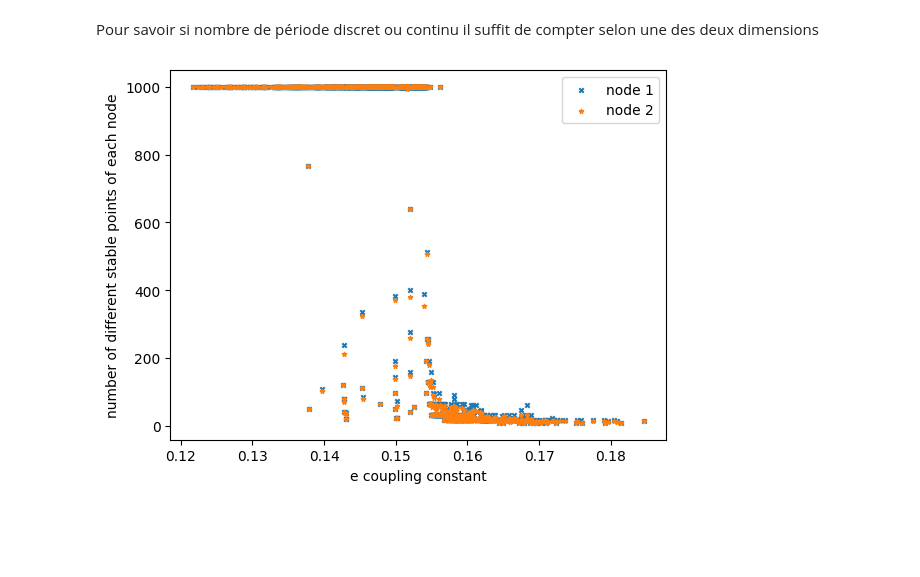
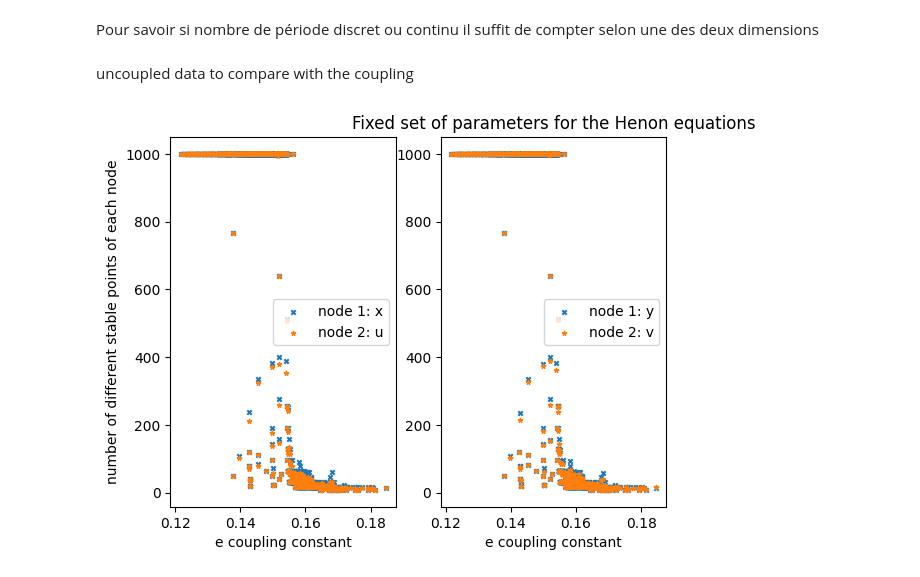
Before and after one commit to ENSLProjects/Numerical_Project, a Jupyter notebook: ToyProblem.ipynb, the cells around one changed output. Saved outputs shown, nothing was run; the diff lists cells and outputs as text; code cells hidden in the pictures; blank space fills up the shorter version.

```diff
--- a/ToyProblem.ipynb
+++ b/ToyProblem.ipynb
@@ -250,3 +252,7 @@ Epsilon = np.abs(rng.normal(0.15, 1e-2, 1000))
 data = full_points(a, b, c, d, x0, y0, u0, v0, n, Epsilon, points_gardes)
 u_counting = count(data, "u")
 x_counting = count(data, "x")
+y_counting = count(data, "y")
+v_counting = count(data, "v")
+# %% [markdown]
+uncoupled data to compare with the coupling
@@ -253,10 +262,15 @@ x_counting = count(data, "x")
 # %%
-fig, ax = plt.subplots()
-ax.scatter(Epsilon, x_counting, label="node 1",marker="x", s=10)
-ax.scatter(Epsilon, u_counting, label="node 2", marker="*", s=10)
-ax.set_xlabel("e coupling constant")
-ax.set_ylabel("number of different stable points of each node")
-plt.legend()
+fig, (ax1, ax2) = plt.subplots(1, 2)
+ax1.scatter(Epsilon, x_counting, label="node 1: x", marker="x", s=10)
+ax1.scatter(Epsilon, u_counting, label="node 2: u", marker="*", s=10)
+ax1.set_xlabel("e coupling constant")
+ax1.set_ylabel("number of different stable points of each node")
+ax2.scatter(Epsilon, y_counting, label="node 1: y", marker="x", s=10)
+ax2.scatter(Epsilon, v_counting, label="node 2: v", marker="*", s=10)
+ax2.set_xlabel("e coupling constant")
+ax1.legend()
+ax2.legend()
+plt.title("Fixed set of parameters for the Henon equations")
 plt.show()
 # %% [output]
-[figure, old version]
+[figure, new version]
```
Also changed, not shown: parts of 3 cells of this notebook.
